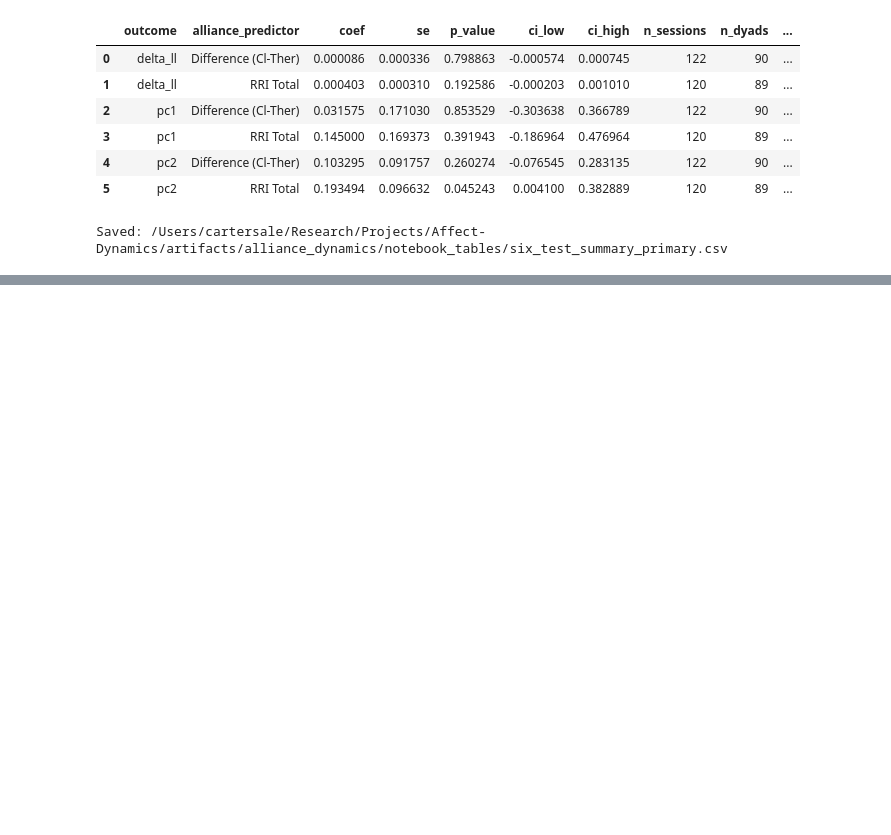
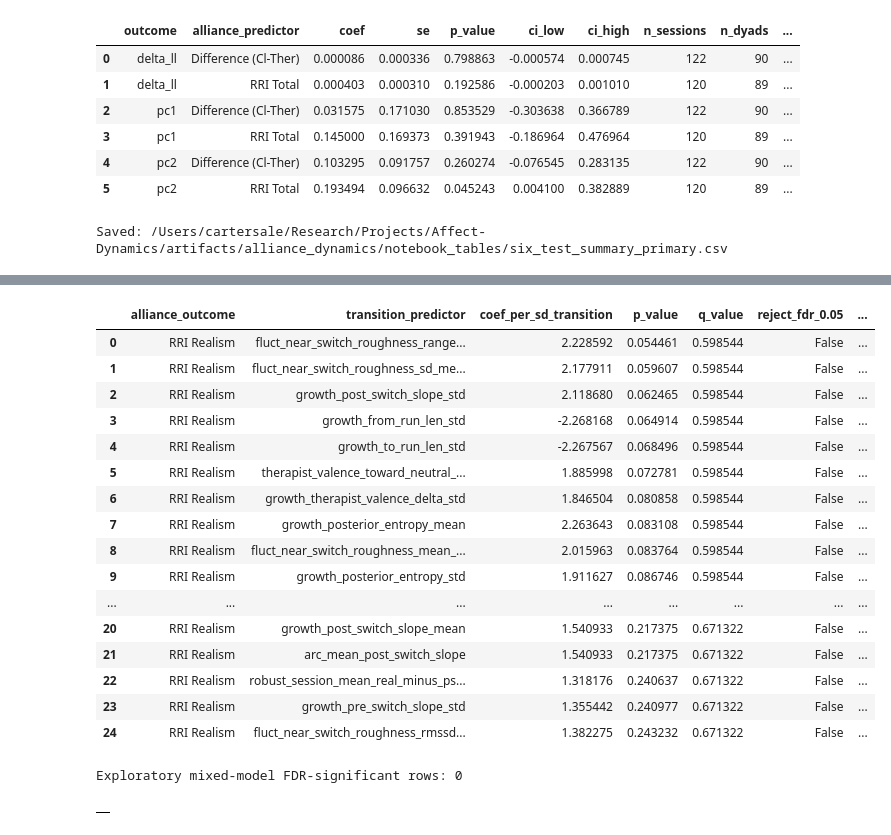
Before and after one commit to cartersale/Affect-Dynamics, a Jupyter notebook: notebooks/alliance_scores.ipynb, the cells around one changed output, grey strips where cells are left out. Drawn from its saved outputs; the diff is of its cells as text; code cells hidden in the pictures; blank space fills up the shorter version.

```diff
--- a/notebooks/alliance_scores.ipynb
+++ b/notebooks/alliance_scores.ipynb
@@ -1123,0 +1170,32 @@ Saved: /Users/cartersale/Research/Projects/Affect-Dynamics/artifacts/alliance_dy
+# %%
+# Exploratory ranked screen across primary scales + subscales.
+display(
+    transition_ranked[[
+        'alliance_outcome', 'transition_predictor', 'coef_per_sd_transition',
+        'p_value', 'q_value', 'reject_fdr_0.05', 'n_sessions', 'n_dyads'
+    ]].head(25)
+)
+
+sig_transition = transition_exploratory[transition_exploratory['reject_fdr_0.05'] == True].copy()
+print('Exploratory mixed-model FDR-significant rows:', len(sig_transition))
+display(sig_transition.sort_values('q_value').head(25) if not sig_transition.empty else pd.DataFrame())
+# %% [output]
+|  | alliance_outcome | transition_predictor | coef_per_sd_transition | p_value | q_value | reject_fdr_0.05 | ... |
+| 0 | RRI Realism | fluct_near_switch_roughness_range... | 2.228592 | 0.054461 | 0.598544 | False | ... |
+| 1 | RRI Realism | fluct_near_switch_roughness_sd_me... | 2.177911 | 0.059607 | 0.598544 | False | ... |
+| 2 | RRI Realism | growth_post_switch_slope_std | 2.118680 | 0.062465 | 0.598544 | False | ... |
+| 3 | RRI Realism | growth_from_run_len_std | -2.268168 | 0.064914 | 0.598544 | False | ... |
+| 4 | RRI Realism | growth_to_run_len_std | -2.267567 | 0.068496 | 0.598544 | False | ... |
+| 5 | RRI Realism | therapist_valence_toward_neutral_... | 1.885998 | 0.072781 | 0.598544 | False | ... |
+| 6 | RRI Realism | growth_therapist_valence_delta_std | 1.846504 | 0.080858 | 0.598544 | False | ... |
+| 7 | RRI Realism | growth_posterior_entropy_mean | 2.263643 | 0.083108 | 0.598544 | False | ... |
+| 8 | RRI Realism | fluct_near_switch_roughness_mean_... | 2.015963 | 0.083764 | 0.598544 | False | ... |
+| 9 | RRI Realism | growth_posterior_entropy_std | 1.911627 | 0.086746 | 0.598544 | False | ... |
+| ... | ... | ... | ... | ... | ... | ... | ... |
+| 20 | RRI Realism | growth_post_switch_slope_mean | 1.540933 | 0.217375 | 0.671322 | False | ... |
+| 21 | RRI Realism | arc_mean_post_switch_slope | 1.540933 | 0.217375 | 0.671322 | False | ... |
+| 22 | RRI Realism | robust_session_mean_real_minus_ps... | 1.318176 | 0.240637 | 0.671322 | False | ... |
+| 23 | RRI Realism | growth_pre_switch_slope_std | 1.355442 | 0.240977 | 0.671322 | False | ... |
+| 24 | RRI Realism | fluct_near_switch_roughness_rmssd... | 1.382275 | 0.243232 | 0.671322 | False | ... |
+Exploratory mixed-model FDR-significant rows: 0
+|  |
```
Also changed, not shown: parts of 6 cells of this notebook, 4 other files.
